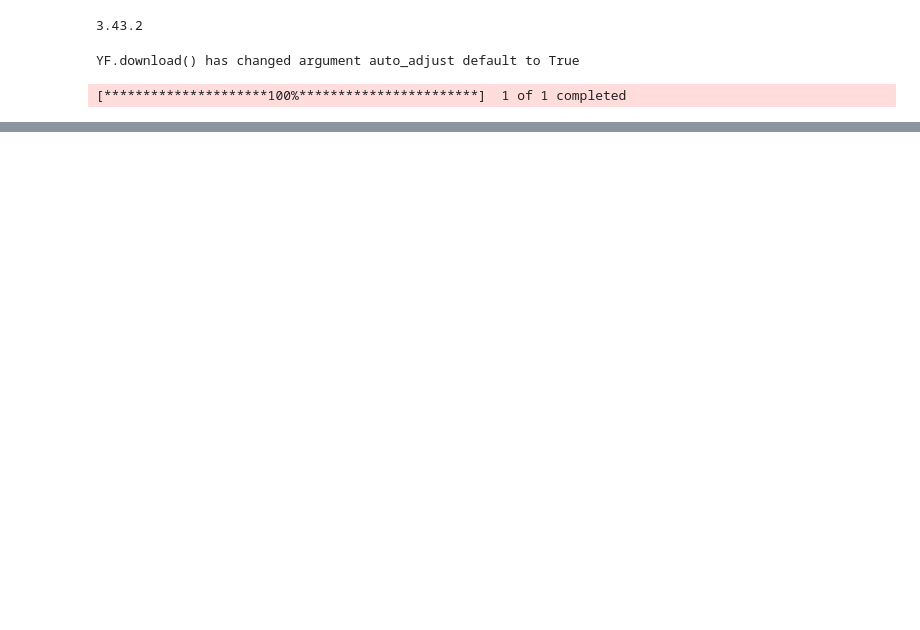
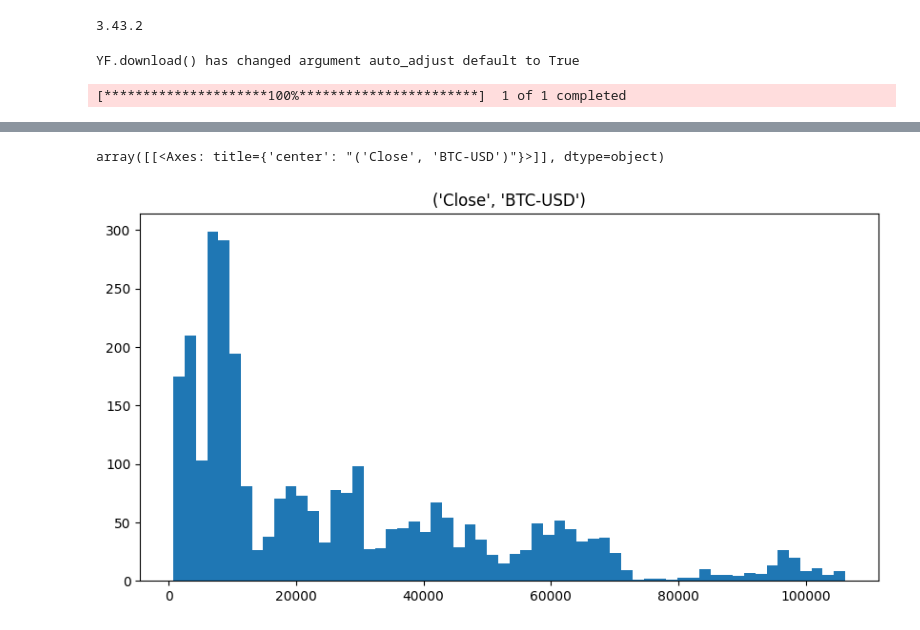
Before and after one commit to luizka00/bitcoin_data, a Jupyter notebook: Untitled.ipynb, the cells around one changed output, grey strips where cells are left out. Drawn from its saved outputs; the diff is of its cells as text; code cells hidden in the pictures; blank space fills up the shorter version.

Commit message:
bitcoin visualisations

```diff
--- a/Untitled.ipynb
+++ b/Untitled.ipynb
@@ -6,7 +8,7 @@ print(sqlite3.sqlite_version)
 # %% [output]
 3.43.2
 # %%
-btc_data= yf.download("BTC-USD", start="2023-01-01", end="2025-01-01", interval="1d")
+btc_data= yf.download("BTC-USD", start="2017-01-01", end="2025-03-25", interval="1d")
 # %% [output]
 YF.download() has changed argument auto_adjust default to True
 [*********************100%***********************]  1 of 1 completed
@@ -32,0 +51,15 @@ Date
+# %%
+#change column names for convenience
+btc_data.rename(columns={
+    '(Close, BTC-USD)':'Close'
+    ,'(High, BTC-USD)': 'High'
+    ,'(Low, BTC-USD)' : 'Low'
+    ,'(Open, BTC-USD)' : 'Open'
+    ,'(Volume, BTC-USD)' : 'Volume'}
+    ,inplace=True )
+# %%
+#create a detailed price histogram
+btc_data.hist(column='Close', bins = 60, figsize=(10,5), grid= False)
+# %% [output]
+array([[<Axes: title={'center': "('Close', 'BTC-USD')"}>]], dtype=object)
+[figure, added]
```
Also changed, not shown: parts of 7 cells of this notebook, 1 other file.
